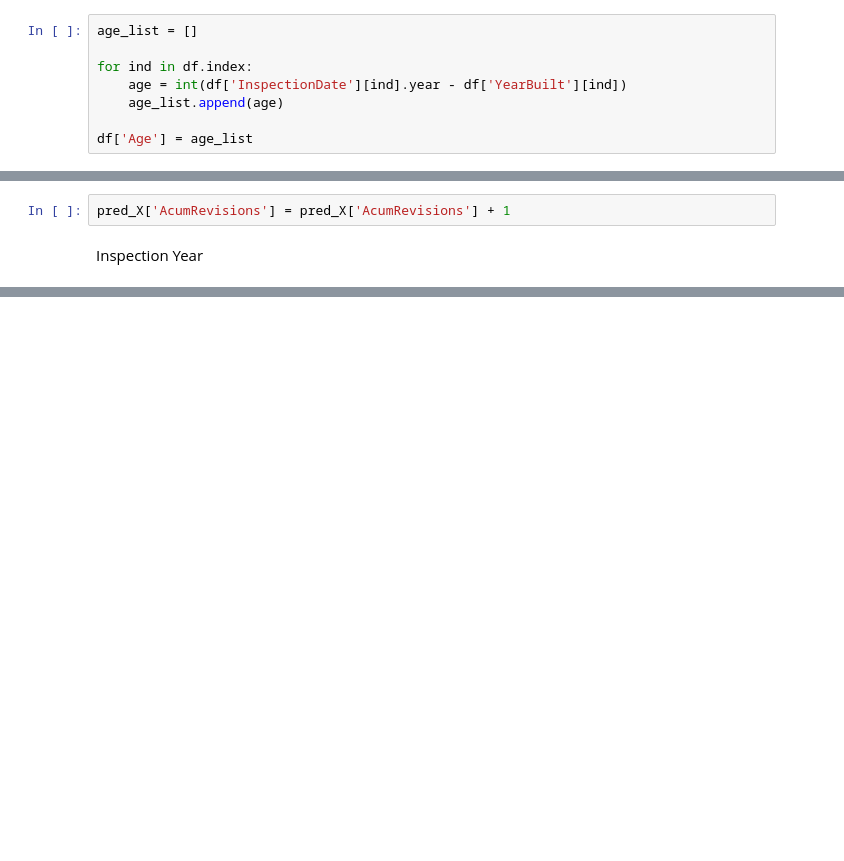
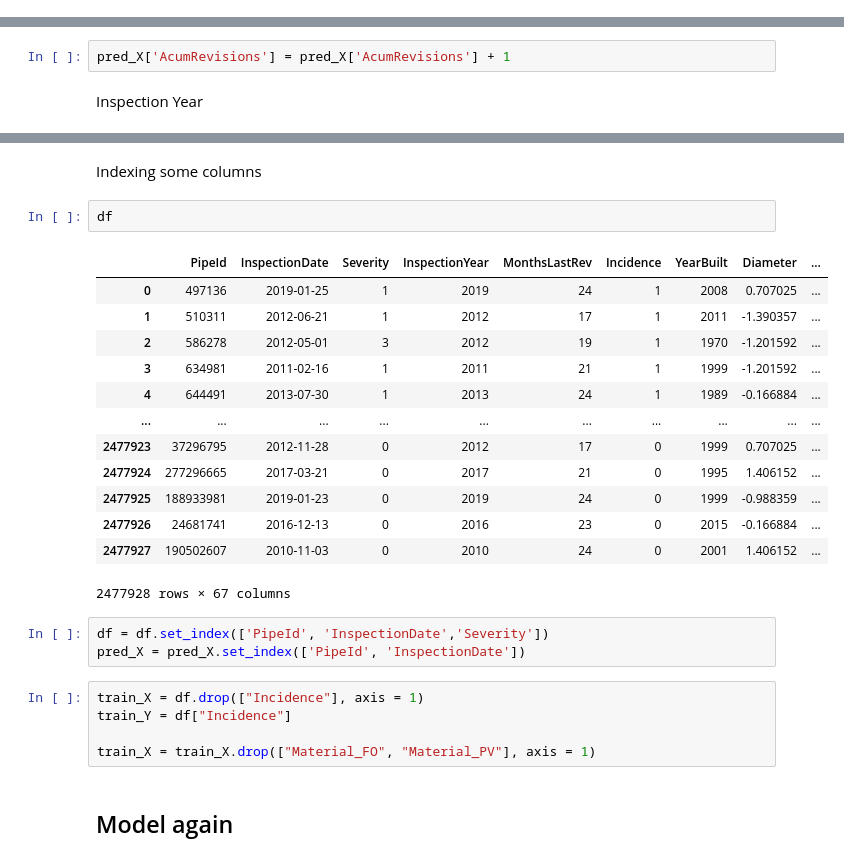
Before and after one commit to AsanDopollosie/Model, a Jupyter notebook: Model.ipynb, the cells around one changed output, grey strips where cells are left out. Saved outputs shown, nothing was run; the diff lists cells and outputs as text; blank space fills up the shorter version.

Commit message:
export model v2

```diff
--- a/Model.ipynb
+++ b/Model.ipynb
@@ -140,11 +140,3 @@ df
 ## Feature Engineering
 # %% [markdown]
 ### Age of the pipe
-# %%
-age_list = []
-
-for ind in df.index:
-    age = int(df['InspectionDate'][ind].year - df['YearBuilt'][ind])
-    age_list.append(age)
-
-df['Age'] = age_list
@@ -392,0 +406,28 @@ IntCastingNaNError: Cannot convert non-finite values (NA or inf) to integer
+# %% [markdown]
+Indexing some columns
+# %%
+df
+# %% [output]
+|  | PipeId | InspectionDate | Severity | InspectionYear | MonthsLastRev | Incidence | YearBuilt | Diameter | ... |
+| 0 | 497136 | 2019-01-25 | 1 | 2019 | 24 | 1 | 2008 | 0.707025 | ... |
+| 1 | 510311 | 2012-06-21 | 1 | 2012 | 17 | 1 | 2011 | -1.390357 | ... |
+| 2 | 586278 | 2012-05-01 | 3 | 2012 | 19 | 1 | 1970 | -1.201592 | ... |
+| 3 | 634981 | 2011-02-16 | 1 | 2011 | 21 | 1 | 1999 | -1.201592 | ... |
+| 4 | 644491 | 2013-07-30 | 1 | 2013 | 24 | 1 | 1989 | -0.166884 | ... |
+| ... | ... | ... | ... | ... | ... | ... | ... | ... | ... |
+| 2477923 | 37296795 | 2012-11-28 | 0 | 2012 | 17 | 0 | 1999 | 0.707025 | ... |
+| 2477924 | 277296665 | 2017-03-21 | 0 | 2017 | 21 | 0 | 1995 | 1.406152 | ... |
+| 2477925 | 188933981 | 2019-01-23 | 0 | 2019 | 24 | 0 | 1999 | -0.988359 | ... |
+| 2477926 | 24681741 | 2016-12-13 | 0 | 2016 | 23 | 0 | 2015 | -0.166884 | ... |
+| 2477927 | 190502607 | 2010-11-03 | 0 | 2010 | 24 | 0 | 2001 | 1.406152 | ... |
+2477928 rows × 67 columns
+# %%
+df = df.set_index(['PipeId', 'InspectionDate','Severity'])
+pred_X = pred_X.set_index(['PipeId', 'InspectionDate'])
+# %%
+train_X = df.drop(["Incidence"], axis = 1)
+train_Y = df["Incidence"]
+
+train_X = train_X.drop(["Material_FO", "Material_PV"], axis = 1)
+# %% [markdown]
+## Model again
```
Also changed, not shown: parts of 15 cells of this notebook.
